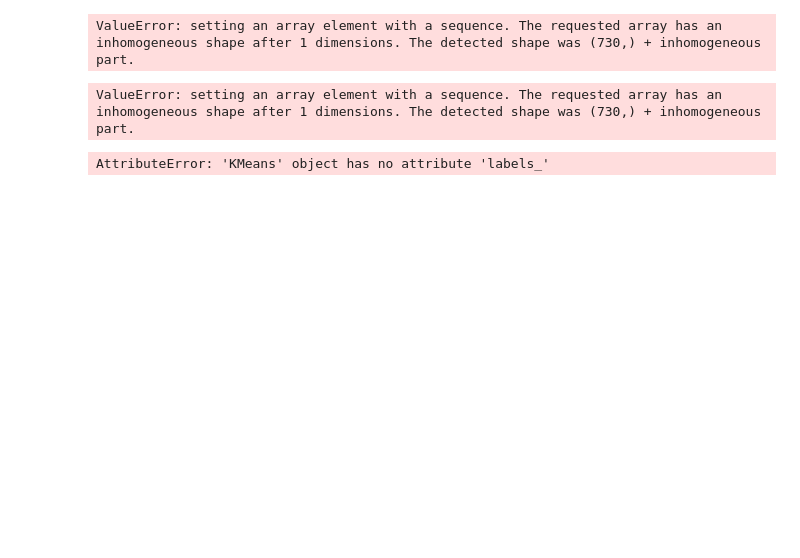
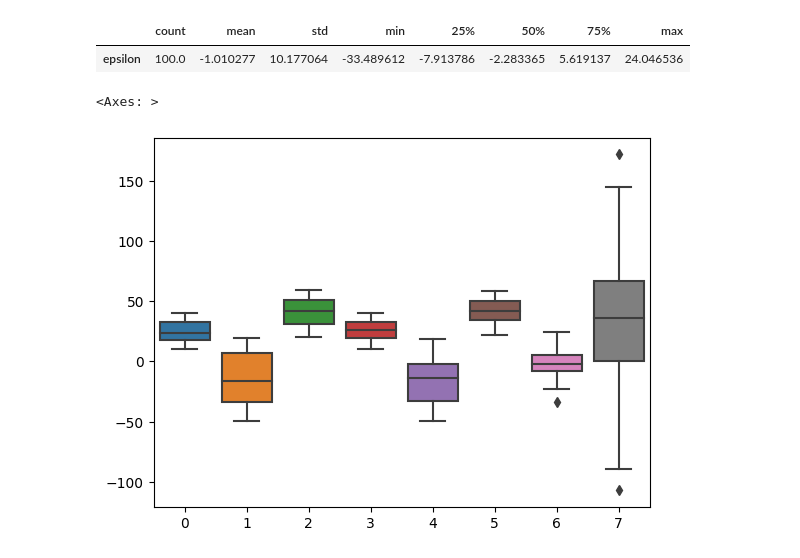
Before and after one commit to sriku2412/schulich_data_science_2, a Jupyter notebook: class_4.ipynb, the cells around one changed output. Drawn from its saved outputs; the diff is of its cells as text; code cells hidden in the pictures; blank space fills up the shorter version.

```diff
--- a/class_4.ipynb
+++ b/class_4.ipynb
@@ -274,59 +0,0 @@ for i in range(delta.days + 1):
-# %%
-inertia_1 = []
-silhouette_avg_1 = []
-
-for i in range(1, 15):
-    kmeans = KMeans(n_clusters=i, random_state=0)
-    kmeans.fit(X)
-    inertia_1.append(kmeans.inertia_)
-    labels = kmeans.labels_
-    centers = kmeans.cluster_centers_
-    if i > 1:
-        silhouette_avg_1.append(silhouette_score(X, labels))
-
-# Rest of your code for plotting
-
-plt.plot(range(1, 15), inertia_1)
-plt.title('Elbow Method')
-plt.xlabel('Number of clusters')
-plt.ylabel('Inertia')
-plt.show()
-
-plt.plot(range(2, 15), silhouette_avg_1)
-plt.title('Silhouette Score')
-plt.xlabel('Number of clusters')
-plt.ylabel('Silhouette Score')
-plt.show()
-# %% [output]
-ValueError: setting an array element with a sequence. The requested array has an inhomogeneous shape after 1 dimensions. The detected shape was (730,) + inhomogeneous part.
-# %%
-K = 2
-
-kmeans = KMeans(n_clusters=K, random_state=0).fit(X)
-
-
-
-# create plots
-
-
-
-plt.plot(kmeans.cluster_centers_[0], linewidth=8)
-
-plt.title("cluster "+str(0) +'num_days' + str(sum(kmeans.labels_==0)))
-
-plt.show()
-
-
-
-plt.plot(kmeans.cluster_centers_[1], linewidth=8)
-
-plt.title("cluster "+str(1) + "num_days"+ str(sum(kmeans.labels_==1)))
-
-plt.show()
-# %% [output]
-ValueError: setting an array element with a sequence. The requested array has an inhomogeneous shape after 1 dimensions. The detected shape was (730,) + inhomogeneous part.
-# %%
-from itertools import compress
-list(compress(clients, kmeans.labels_==1))
-# %% [output]
-AttributeError: 'KMeans' object has no attribute 'labels_'
@@ -332,0 +8,21 @@ AttributeError: 'KMeans' object has no attribute 'labels_'
+# %%
+x_1 = np.random.uniform(10,40,100)
+x_2 = np.random.uniform(-50,20,100)
+x_3 = np.random.uniform(20,60,100)
+x_4 = np.random.uniform(10,40,100)
+x_5 = np.random.uniform(-50,20,100)
+x_6 = np.random.uniform(20,60,100)
+epsilon = np.random.normal(0,10,100)
+# %%
+df = pd.DataFrame(epsilon,columns=['epsilon'])
+df.describe(include='all').transpose()
+# %% [output]
+|  | count | mean | std | min | 25% | 50% | 75% | max |
+| epsilon | 100.0 | -1.010277 | 10.177064 | -33.489612 | -7.913786 | -2.283365 | 5.619137 | 24.046536 |
+# %%
+y=-30+1.3*x_1+1.6*x_2+1.1*x_3+0.7*x_4-2.1*x_5-0.9*x_6+epsilon
+# %%
+sns.boxplot([x_1,x_2,x_3,x_4,x_5,x_6,epsilon,y],orient='v')
+# %% [output]
+<Axes: >
+[figure, added]
```
Also changed, not shown: parts of 40 cells of this notebook, 12 other files.
